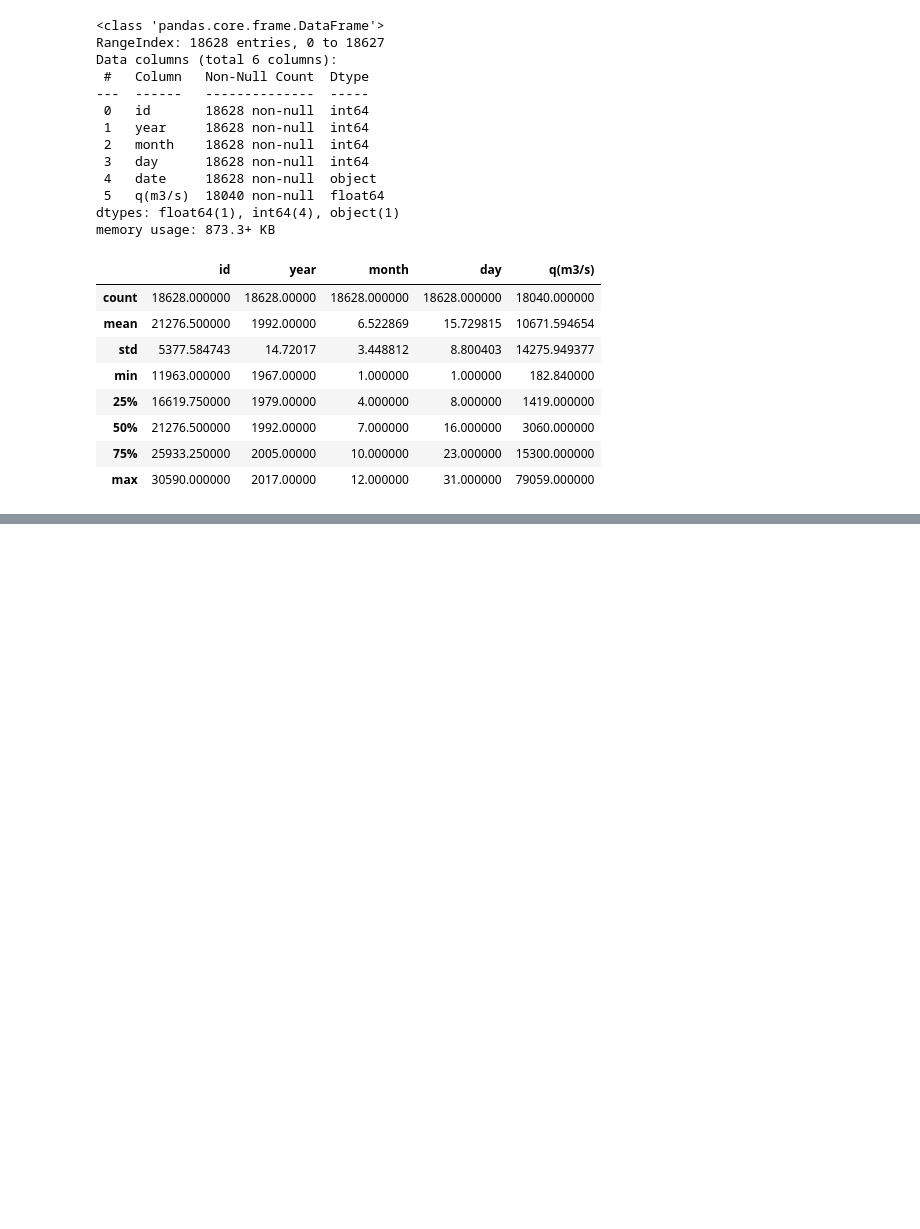
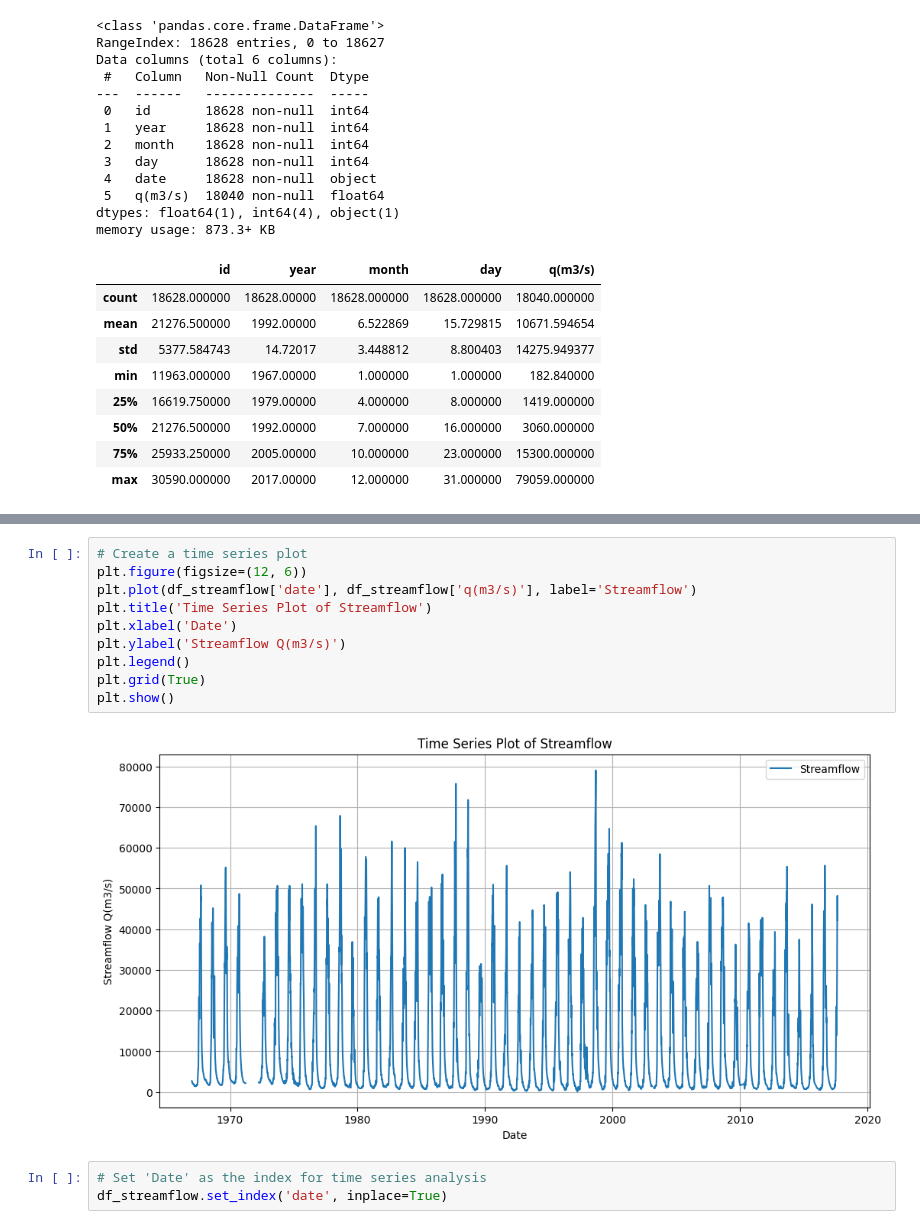
Before and after one commit to GVSU-CIS635/GVSU-CIS635-Project-Team-Data_Alliance, a Jupyter notebook: final_project.ipynb, the cells around one changed output, grey strips where cells are left out. Cells and saved outputs as stored; diff of their text form; blank space fills up the shorter version.

```diff
--- a/final_project.ipynb
+++ b/final_project.ipynb
@@ -86,0 +109,15 @@ display(df_streamflow)
+# %%
+# Create a time series plot
+plt.figure(figsize=(12, 6))
+plt.plot(df_streamflow['date'], df_streamflow['q(m3/s)'], label='Streamflow')
+plt.title('Time Series Plot of Streamflow')
+plt.xlabel('Date')
+plt.ylabel('Streamflow Q(m3/s)')
+plt.legend()
+plt.grid(True)
+plt.show()
+# %% [output]
+[figure, added]
+# %%
+# Set 'Date' as the index for time series analysis
+df_streamflow.set_index('date', inplace=True)
```
Also changed, not shown: parts of 10 cells of this notebook.
